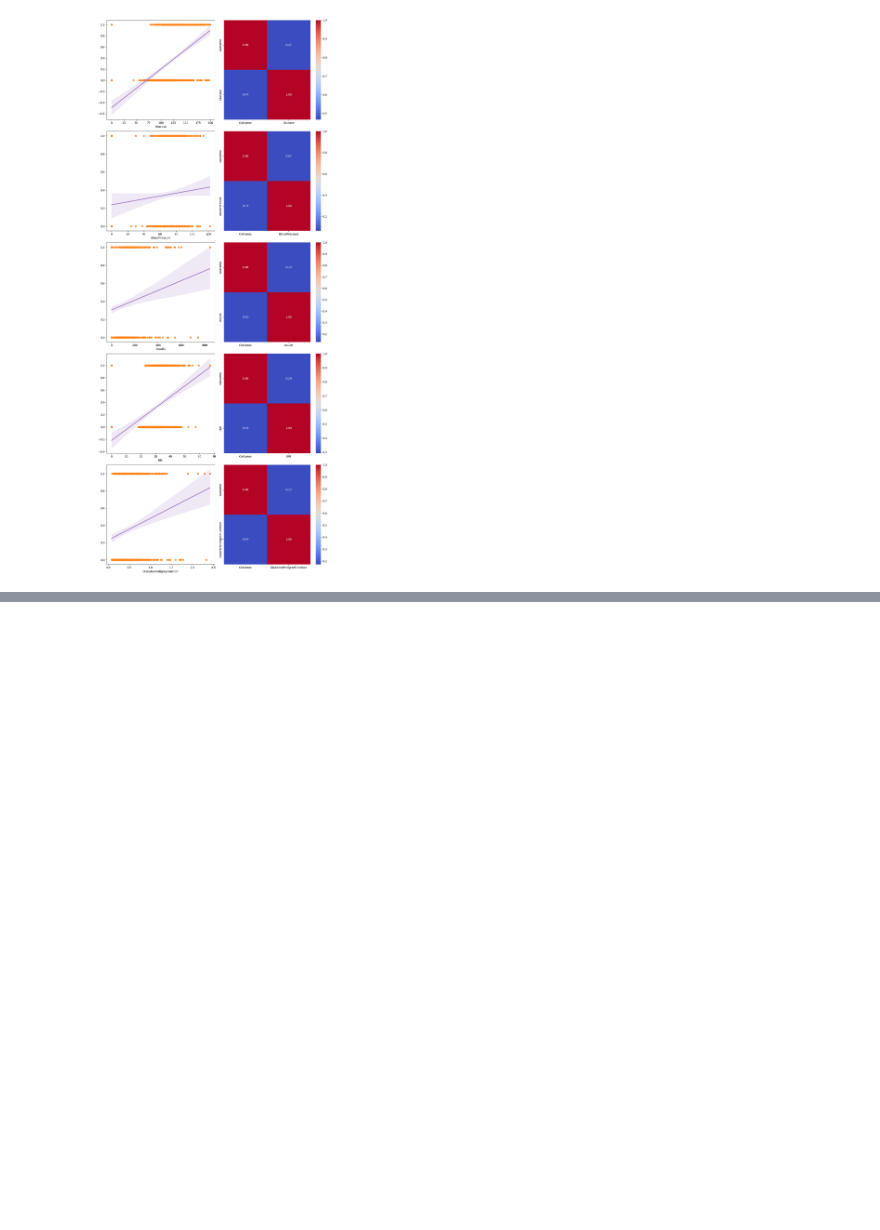
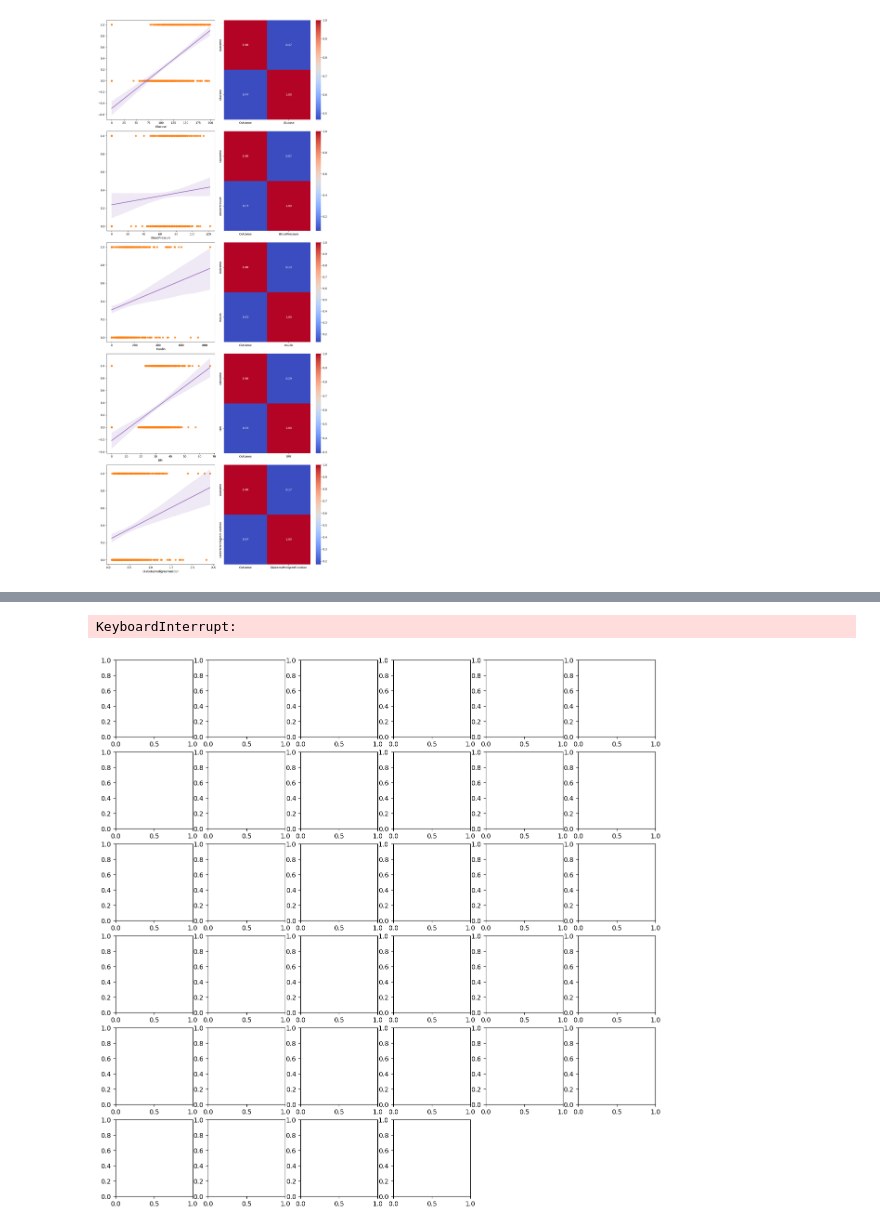
Before and after one commit to Eleiny9/DECISION-TREE-ALGO, a Jupyter notebook: src/explore.ipynb, the cells around one changed output, grey strips where cells are left out. Drawn from its saved outputs; the diff is of its cells as text; code cells hidden in the pictures; blank space fills up the shorter version.

```diff
--- a/src/explore.ipynb
+++ b/src/explore.ipynb
@@ -139,0 +158,5 @@ plt.show()
+# %%
+sns.pairplot(data = data)
+# %% [output]
+KeyboardInterrupt:
+[figure, added]
```
Also changed, not shown: parts of 22 cells of this notebook.
